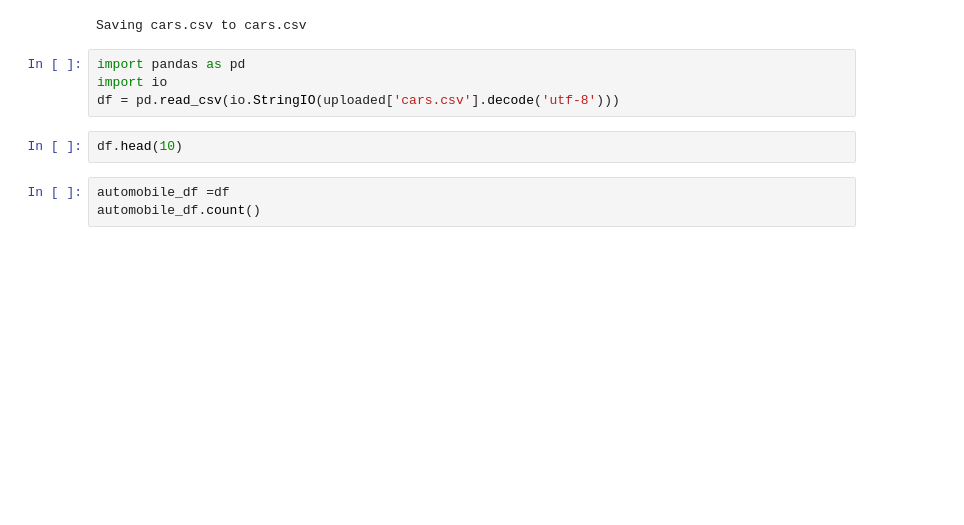
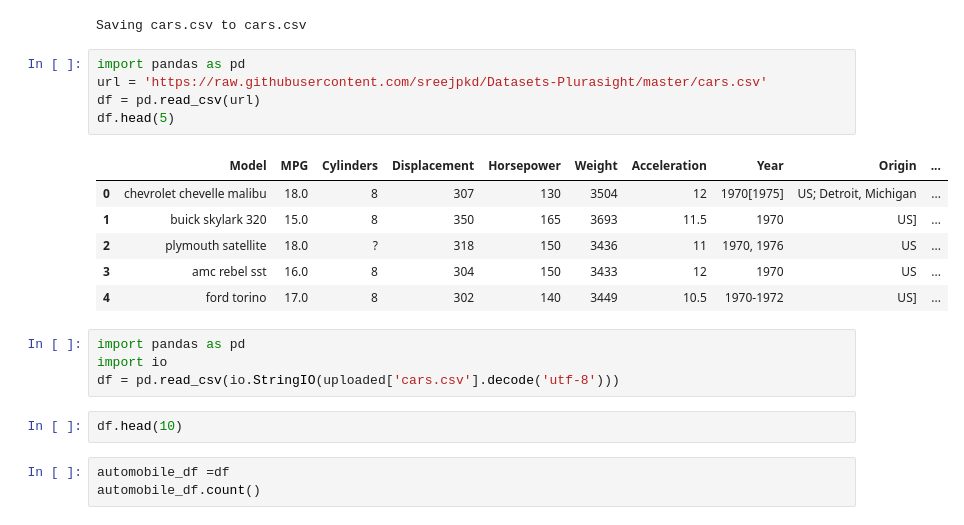
Before and after one commit to sreejpkd/Machine-Learning, a Jupyter notebook: DataCleaning.ipynb, the cells around one changed output. Saved outputs shown, nothing was run; the diff lists cells and outputs as text; blank space fills up the shorter version.

```diff
--- a/DataCleaning.ipynb
+++ b/DataCleaning.ipynb
@@ -87,6 +87,18 @@ uploaded = files.upload()
 # %% [output]
 [interactive output not drawn]
 Saving cars.csv to cars.csv
+# %%
+import pandas as pd
+url = 'https://raw.githubusercontent.com/sreejpkd/Datasets-Plurasight/master/cars.csv'
+df = pd.read_csv(url)
+df.head(5)
+# %% [output]
+|  | Model | MPG | Cylinders | Displacement | Horsepower | Weight | Acceleration | Year | Origin | ... |
+| 0 | chevrolet chevelle malibu | 18.0 | 8 | 307 | 130 | 3504 | 12 | 1970[1975] | US; Detroit, Michigan | ... |
+| 1 | buick skylark 320 | 15.0 | 8 | 350 | 165 | 3693 | 11.5 | 1970 | US] | ... |
+| 2 | plymouth satellite | 18.0 | ? | 318 | 150 | 3436 | 11 | 1970, 1976 | US | ... |
+| 3 | amc rebel sst | 16.0 | 8 | 304 | 150 | 3433 | 12 | 1970 | US | ... |
+| 4 | ford torino | 17.0 | 8 | 302 | 140 | 3449 | 10.5 | 1970-1972 | US] | ... |
 # %%
 import pandas as pd
 import io
```
